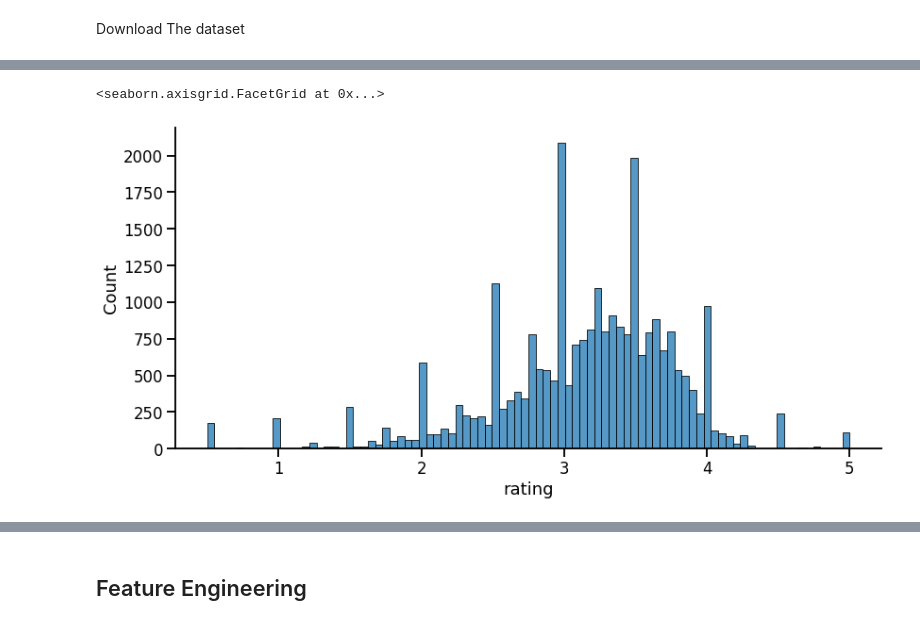
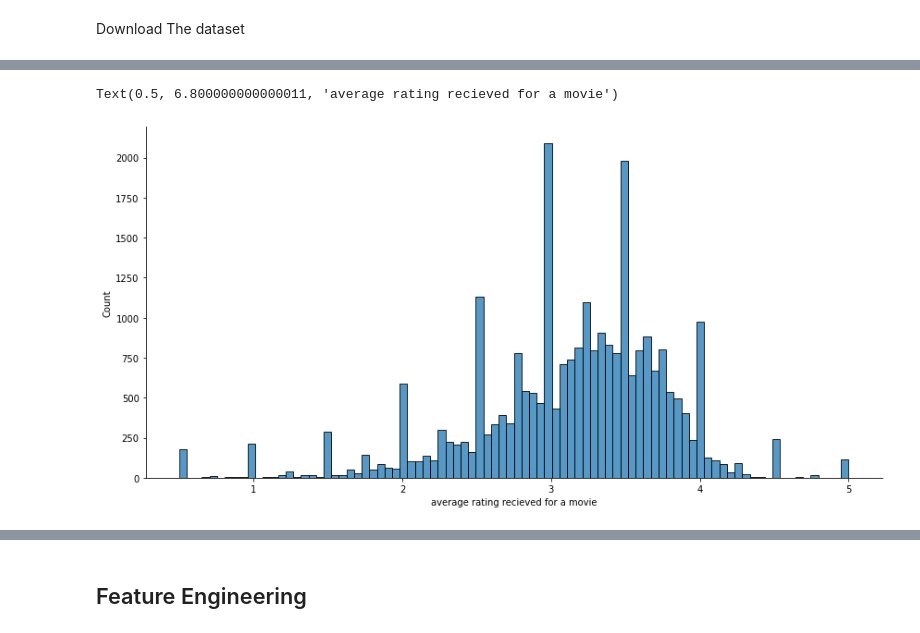
Before and after one commit to Vijay1C/Movie_Recomendation, a Jupyter notebook: Recomendation_System_MovieLens.ipynb, the cells around one changed output, grey strips where cells are left out. Drawn from its saved outputs; the diff is of its cells as text; code cells hidden in the pictures.

```diff
--- a/Recomendation_System_MovieLens.ipynb
+++ b/Recomendation_System_MovieLens.ipynb
@@ -86,3 +78,7 @@ pd.crosstab(ratings_subset.userId, ratings_subset.movieId, ratings_subset.rating
 # %%
-# Create a new DataFrame
+# Create a DataFrame of average ratings on each movie
+
 ratings_expanded = pd.merge(ratings, movies, on="movieId")
+avg_movie_ratings = pd.DataFrame(ratings_expanded.groupby("title").mean()['rating'])
+avg_movie_ratings['rating_count'] = pd.DataFrame(ratings_expanded.groupby("title").count()["rating"])
+avg_movie_ratings.head()
@@ -119,5 +92,0 @@ ratings_stats.sort_values(by='rating_count', ascending=False)
-# %%
-# Let's view  histogra m of number of ratings - we can see majority of movies have just a few ratings!
-import seaborn as sns
-sns.set_context("talk")
-sns.displot(data=ratings_stats, x="rating_count", bins=50, height=6, aspect=2)
@@ -127,6 +109,9 @@ sns.displot(data=ratings_stats, x="rating_count", bins=50, height=6, aspect=2)
 # %%
-# Let's check out the rating histogram
-sns.displot(data=ratings_stats, x="rating", height=6, aspect=2)
+# Checking the ratings histogram
+
+import seaborn as sns
+sns.displot(data=avg_movie_ratings, x="rating", height=6, aspect=2)
+plt.xlabel("average rating recieved for a movie")
 # %% [output]
-<seaborn.axisgrid.FacetGrid at 0x...>
+Text(0.5, 6.800000000000011, 'average rating recieved for a movie')
-[figure, old version]
+[figure, new version]
```
Also changed, not shown: parts of 32 cells of this notebook.
